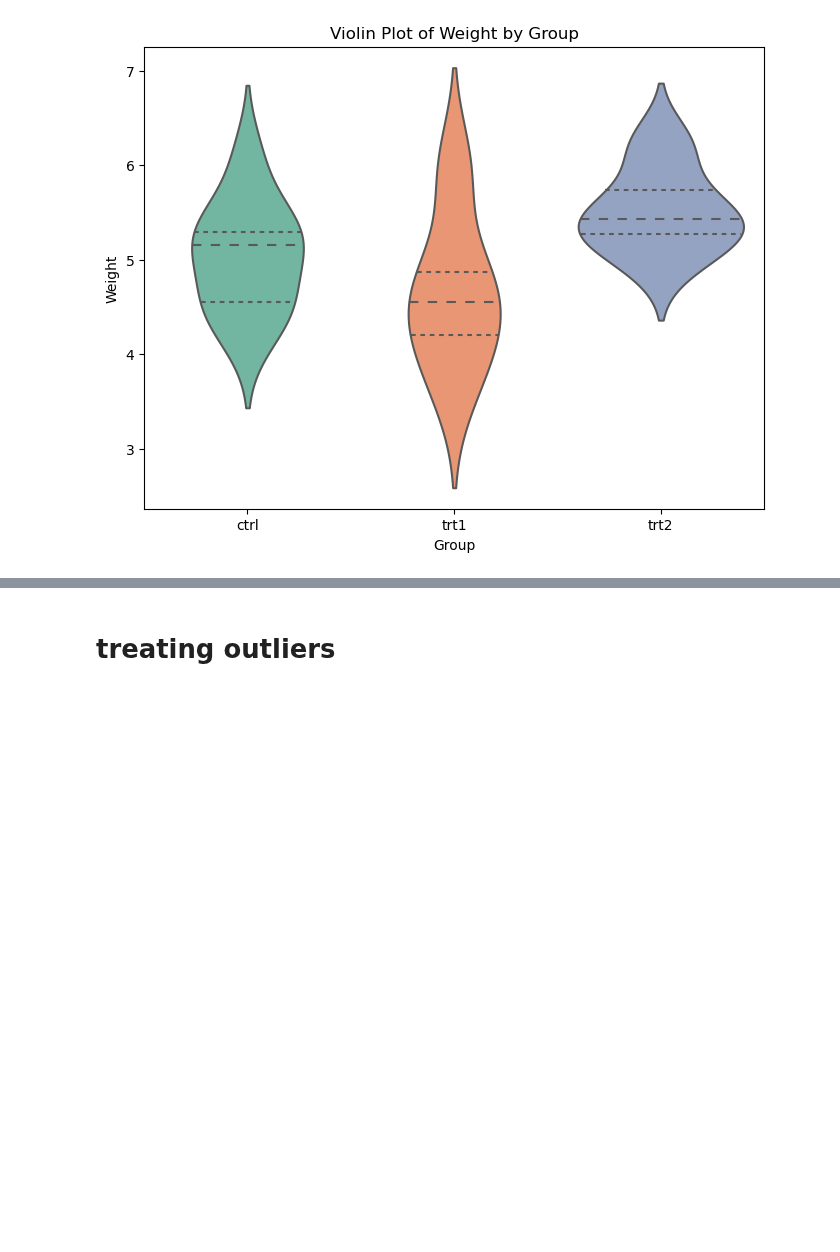
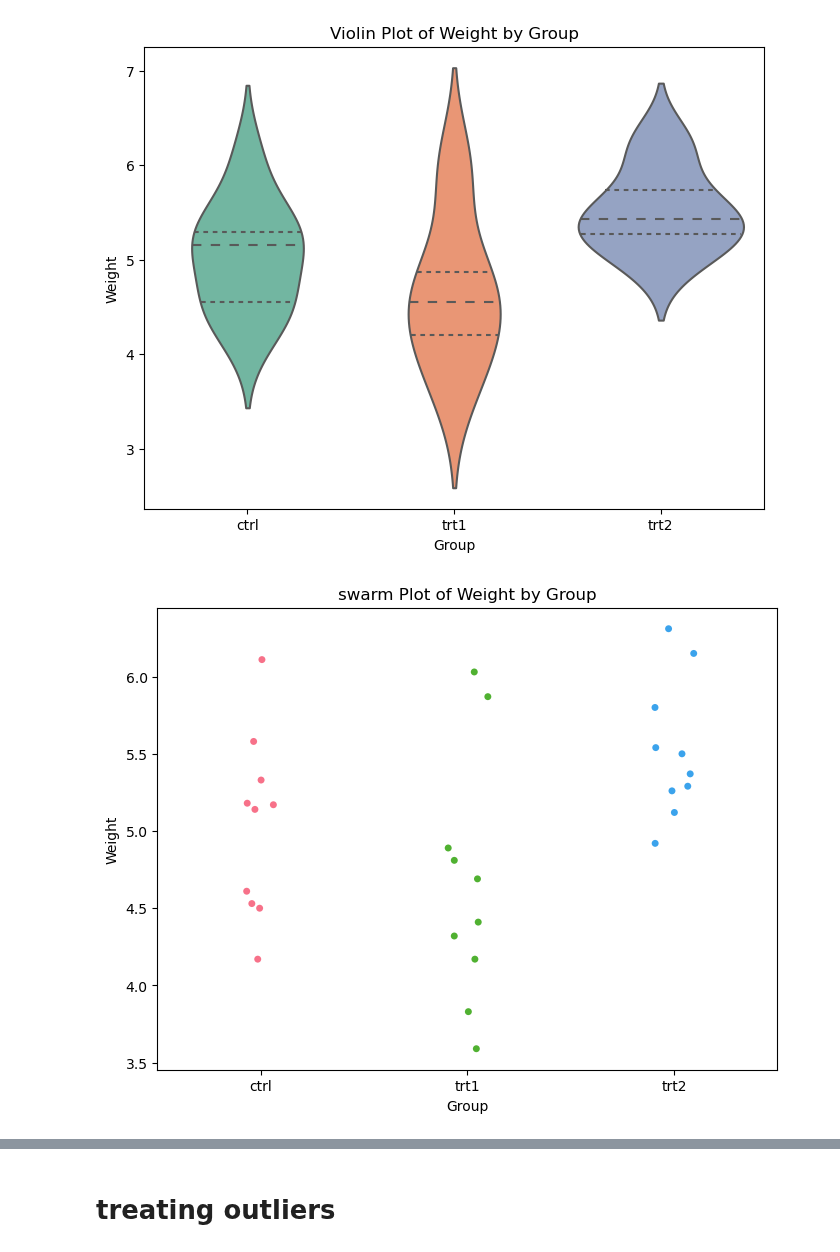
Before and after one commit to keithmmc/appliedstats, a Jupyter notebook: project.ipynb, the cells around one changed output, grey strips where cells are left out. Saved outputs shown, nothing was run; the diff lists cells and outputs as text; code cells hidden in the pictures; blank space fills up the shorter version.

Commit message:
Update project.ipynb
playing around with plots on project

```diff
--- a/project.ipynb
+++ b/project.ipynb
@@ -113,3 +115,12 @@ plt.ylabel("Weight")
 plt.show()
 # %% [output]
 [figure]
+# %%
+plt.figure(figsize=(8, 6))
+sns.stripplot(x='group', y='weight', data=df, palette='husl')
+plt.title("swarm Plot of Weight by Group")
+plt.xlabel("Group")
+plt.ylabel("Weight")
+plt.show()
+# %% [output]
+[figure, added]
```
Also changed, not shown: parts of 2 cells of this notebook.
